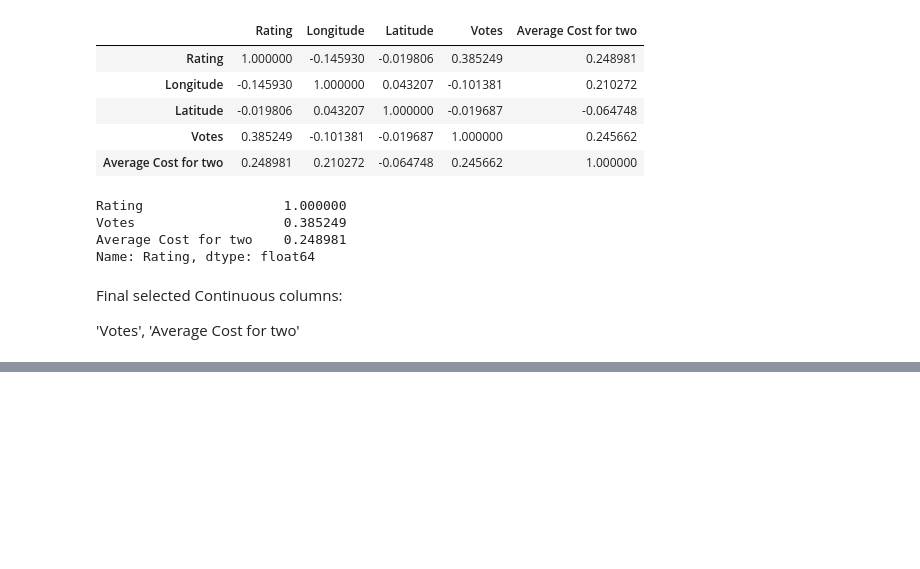
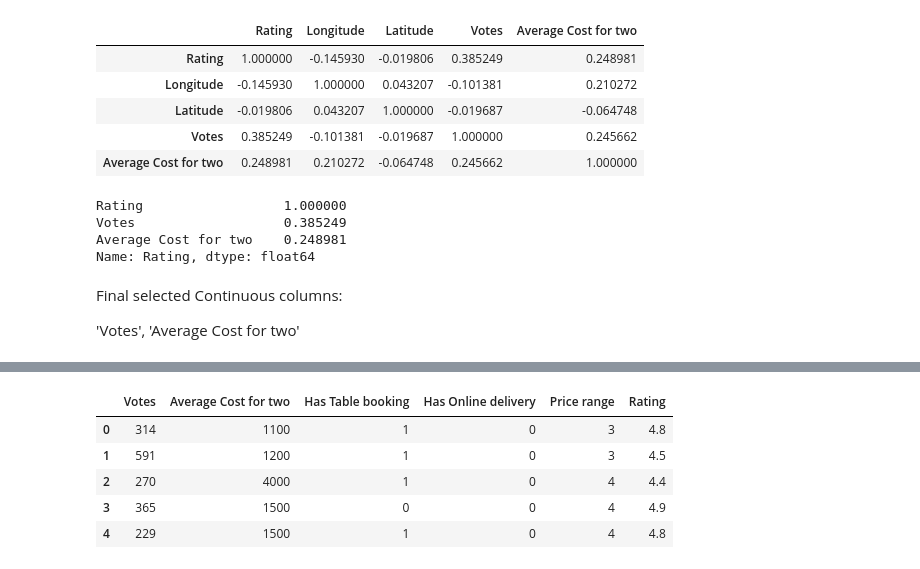
Before and after one commit to rahulchatt26/restraunt-rating-prediction, a Jupyter notebook: Restraunt-Price-Prediction-EDA.ipynb, the cells around one changed output, grey strips where cells are left out. Saved outputs shown, nothing was run; the diff lists cells and outputs as text; code cells hidden in the pictures; blank space fills up the shorter version.

```diff
--- a/Restraunt-Price-Prediction-EDA.ipynb
+++ b/Restraunt-Price-Prediction-EDA.ipynb
@@ -547,3 +546,12 @@ Name: Rating, dtype: float64
 Final selected Continuous columns:
 
 'Votes', 'Average Cost for two'
+# %%
+#Selecting final predictors for Machine Learning
+#Based on the above tests, selecting the final columns for machine learning
+
+SelectedColumns=['Votes','Average Cost for two','Has Table booking','Has Online delivery','Price range']
+
+# Selecting final columns
+DataForML=zomato_data[SelectedColumns]
+DataForML.head()
@@ -549,0 +565,4 @@ Final selected Continuous columns:
+# %%
+# Converting the binary nominal variable sex to numeric
+DataForML['Has Table booking'].replace({'Yes':1, 'No':0}, inplace=True)
+DataForML['Has Online delivery'].replace({'Yes':1, 'No':0}, inplace=True)
@@ -549,0 +578,16 @@ Final selected Continuous columns:
+# %%
+# Treating all the nominal variables at once using dummy variables
+DataForML_Numeric=pd.get_dummies(DataForML)
+
+# Adding Target Variable to the data
+DataForML_Numeric['Rating']=zomato_data['Rating']
+
+# Printing sample rows
+DataForML_Numeric.head()
+# %% [output]
+|  | Votes | Average Cost for two | Has Table booking | Has Online delivery | Price range | Rating |
+| 0 | 314 | 1100 | 1 | 0 | 3 | 4.8 |
+| 1 | 591 | 1200 | 1 | 0 | 3 | 4.5 |
+| 2 | 270 | 4000 | 1 | 0 | 4 | 4.4 |
+| 3 | 365 | 1500 | 0 | 0 | 4 | 4.9 |
+| 4 | 229 | 1500 | 1 | 0 | 4 | 4.8 |
```
Also changed, not shown: parts of 12 cells of this notebook, 15 other files.
